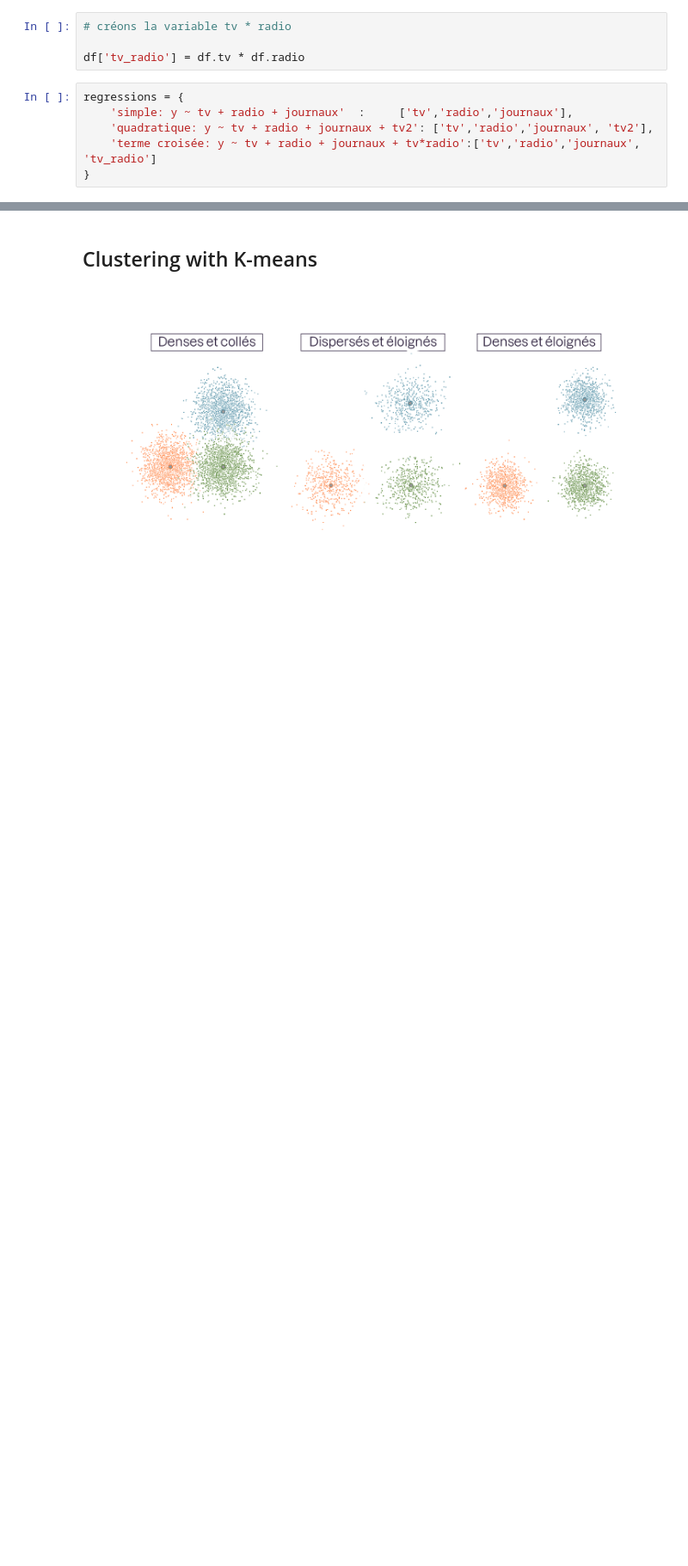
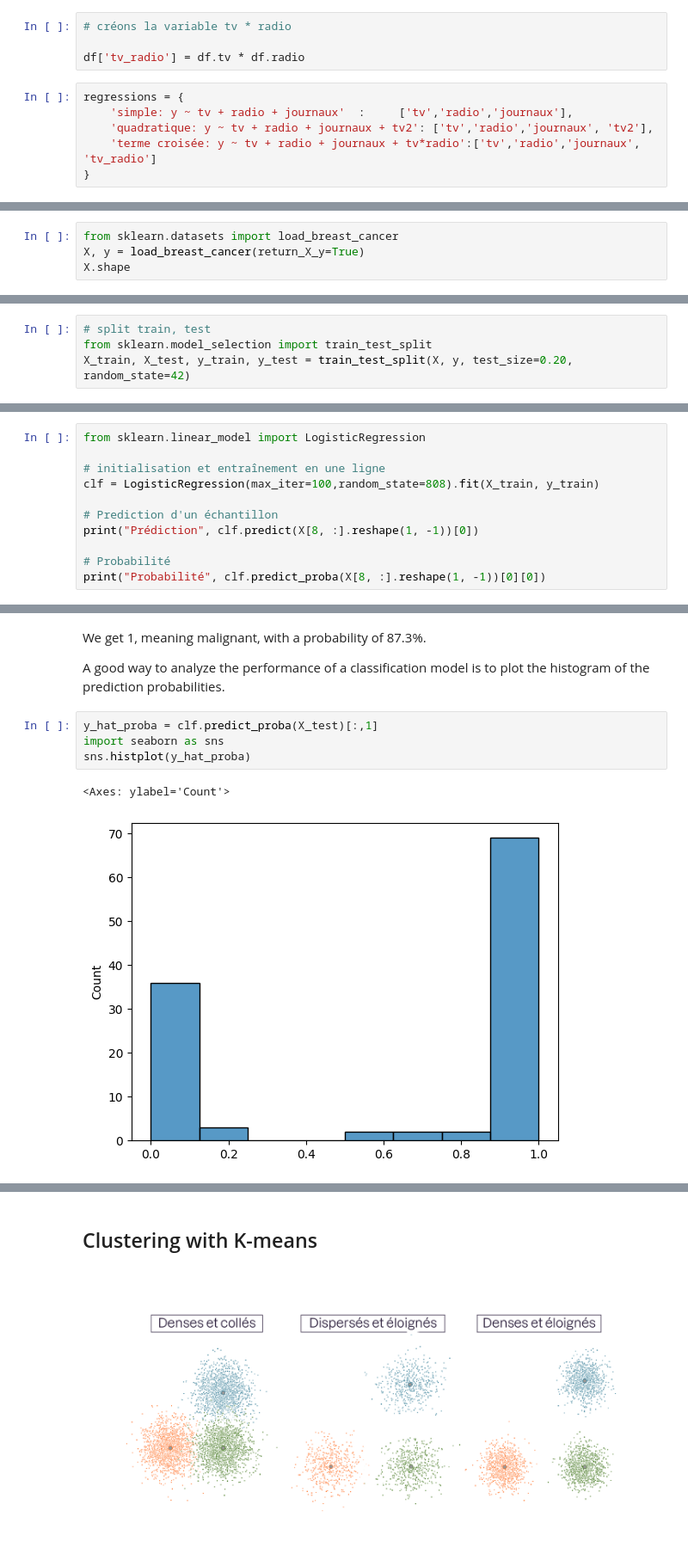
Before and after one commit to Samuel-JULLY/KMUTNB_internship, a Jupyter notebook: OpenClass/class_lvl1.ipynb, the cells around one changed output, grey strips where cells are left out. Shown at 86% size. Drawn from its saved outputs; the diff is of its cells as text; blank space fills up the shorter version.

Commit message:
supervised and non-supervised approch, predictive model, type of model, classify, k-means

```diff
--- a/OpenClass/class_lvl1.ipynb
+++ b/OpenClass/class_lvl1.ipynb
@@ -332,0 +572,4 @@ for title, variables in regressions.items():
+# %%
+from sklearn.datasets import load_breast_cancer
+X, y = load_breast_cancer(return_X_y=True)
+X.shape
@@ -332,0 +578,4 @@ for title, variables in regressions.items():
+# %%
+# split train, test
+from sklearn.model_selection import train_test_split
+X_train, X_test, y_train, y_test = train_test_split(X, y, test_size=0.20, random_state=42)
@@ -332,0 +584,11 @@ for title, variables in regressions.items():
+# %%
+from sklearn.linear_model import LogisticRegression
+
+# initialisation et entraînement en une ligne
+clf = LogisticRegression(max_iter=100,random_state=808).fit(X_train, y_train)
+
+# Prediction d'un échantillon
+print("Prédiction", clf.predict(X[8, :].reshape(1, -1))[0])
+
+# Probabilité
+print("Probabilité", clf.predict_proba(X[8, :].reshape(1, -1))[0][0])
@@ -332,0 +617,11 @@ for title, variables in regressions.items():
+# %% [markdown]
+We get 1, meaning malignant, with a probability of 87.3%.
+
+A good way to analyze the performance of a classification model is to plot the histogram of the prediction probabilities.
+# %%
+y_hat_proba = clf.predict_proba(X_test)[:,1]
+import seaborn as sns
+sns.histplot(y_hat_proba)
+# %% [output]
+<Axes: ylabel='Count'>
+[figure, added]
```
Also changed, not shown: parts of 56 cells of this notebook.
